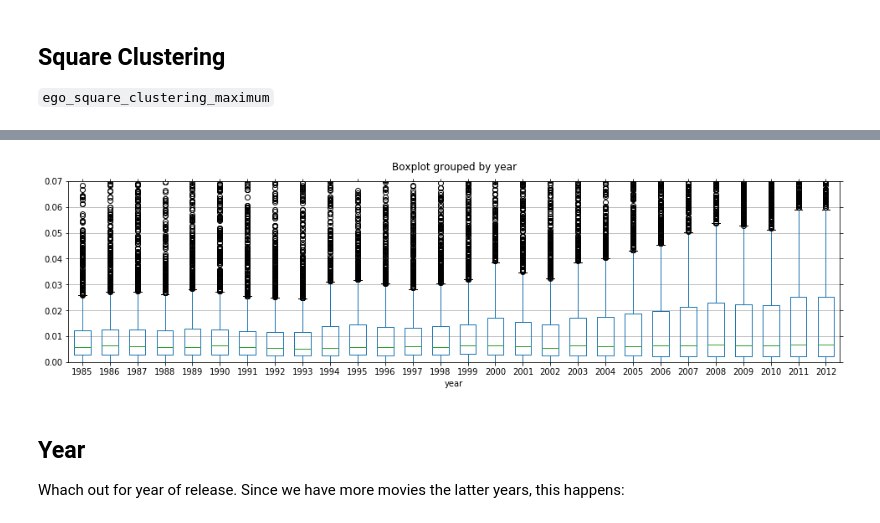
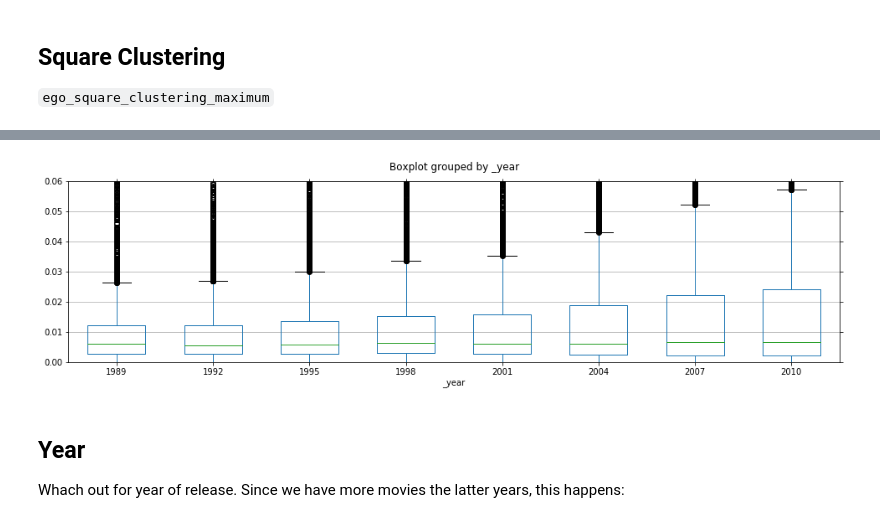
Before and after one commit to code-energy/teamspector, a Jupyter notebook: teamspector/datasets/imdbws/visualizations/eda-experiment.ipynb, the cells around one changed output, grey strips where cells are left out. Cells and saved outputs as stored; diff of their text form; code cells hidden in the pictures.

```diff
--- a/teamspector/datasets/imdbws/visualizations/eda-experiment.ipynb
+++ b/teamspector/datasets/imdbws/visualizations/eda-experiment.ipynb
@@ -594,7 +583,5 @@ dfx[f].corr()
 # %%
-df['_year'] = df.year.map(lambda x: x - (x % 3 ))
-
-ax = df.boxplot('team_previous_experience', by='year', figsize=(16,4), widths=0.6)
+ax = df.boxplot('team_previous_experience', by='_year', figsize=(16,4), widths=0.6)
 ax.tick_params(which='both', bottom='off', top='off', left='off', right='off')
 ax.set_title('')
 ax.set_ylim(0, 200)
@@ -608,7 +595,6 @@ ax.xaxis.grid(False)
 f = ['ego_betweenness_maximum',
 'ego_betweenness_mean',
 'ego_betweenness_median',
-'team_betweenness',
 'ego_betweenness_minimum',
 'ego_betweenness_std_dev',
 'ypct', 'year']
@@ -710,7 +695,5 @@ dfx[f].corr()
 # %%
-df['_year'] = df.year.map(lambda x: x - (x % 3 ))
-
-ax = df.boxplot('pair_past_experience_std_dev', by='year', figsize=(16,4), widths=0.6, showfliers=False)
+ax = df.boxplot('pair_past_experience_std_dev', by='_year', figsize=(16,4), widths=0.6, showfliers=False)
 ax.tick_params(which='both', bottom='off', top='off', left='off', right='off')
 ax.set_title('')
 ax.xaxis.grid(False)
@@ -766,9 +749,6 @@ dfx[f].corr()
 # %%
-df['_year'] = df.year.map(lambda x: x - (x % 3 ))
-
 ax = df.boxplot('ego_clustering_maximum', by='year', figsize=(16,4), widths=0.6)
 ax.tick_params(which='both', bottom='off', top='off', left='off', right='off')
 ax.set_title('')
-#ax.set_ylim(0, 0.006)
 ax.xaxis.grid(False)
 # %% [output]
@@ -823,13 +803,11 @@ dfx[f].corr()
 # %%
-df['_year'] = df.year.map(lambda x: x - (x % 3 ))
-
-ax = df.boxplot('team_square_clustering', by='year', figsize=(16,4), widths=0.6)
+ax = df.boxplot('team_square_clustering', by='_year', figsize=(16,4), widths=0.6)
 ax.tick_params(which='both', bottom='off', top='off', left='off', right='off')
 ax.set_title('')
-ax.set_ylim(0, 0.07)
+ax.set_ylim(0, 0.06)
 ax.xaxis.grid(False)
 # %% [output]
-[figure, old version]
+[figure, new version]
 # %% [markdown]
 ## Year
 
```
Also changed, not shown: parts of 67 cells of this notebook.
